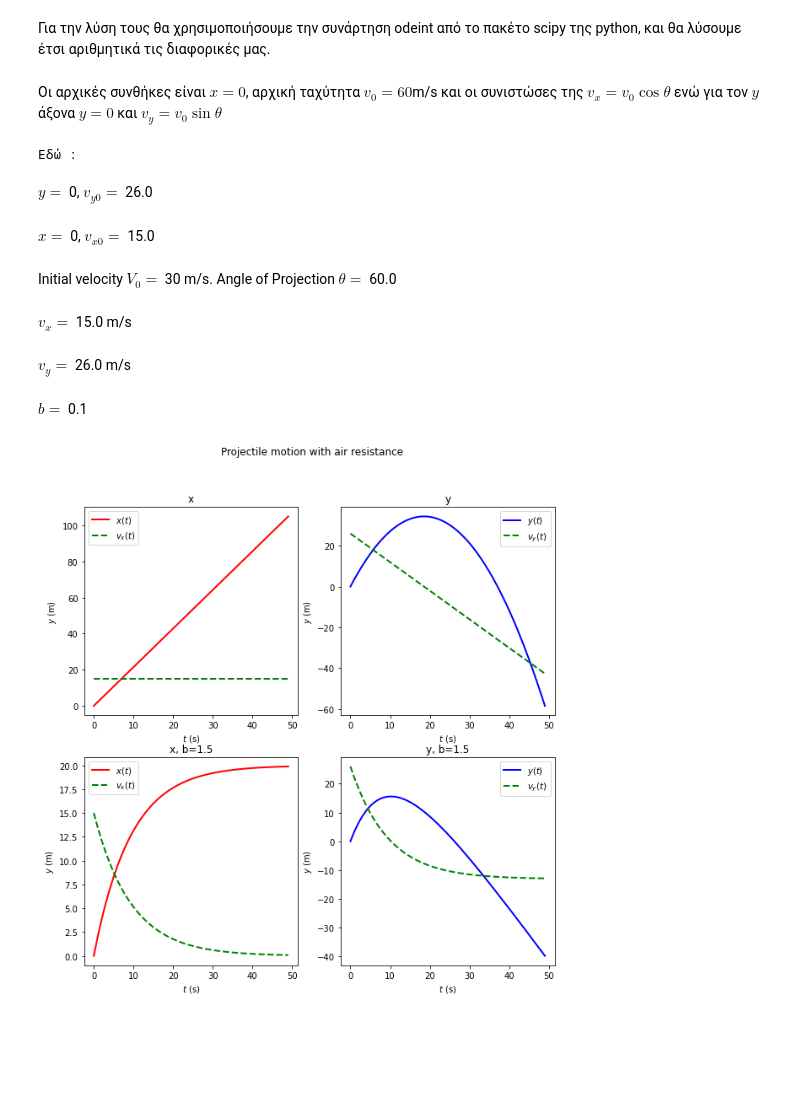
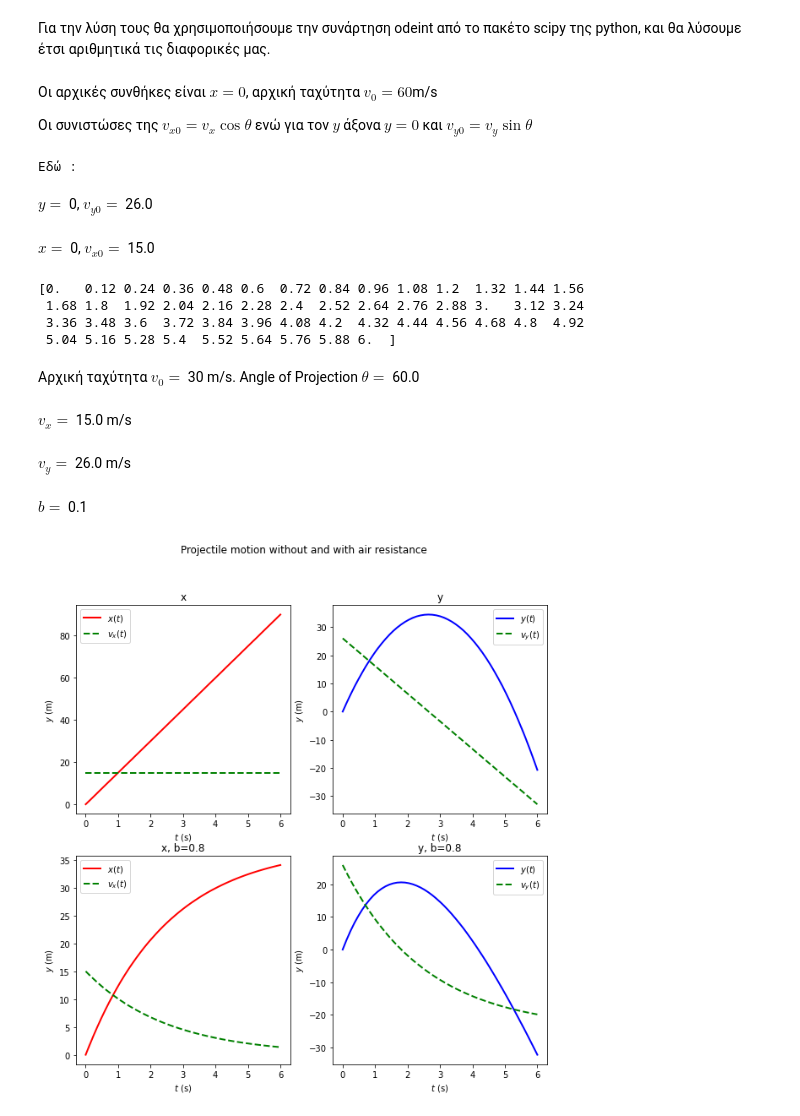
Before and after one commit to gpapadem/jupyterNotebooks, a Jupyter notebook: ODEProjectile.ipynb, the cells around one changed output. Cells and saved outputs as stored; diff of their text form; code cells hidden in the pictures; blank space fills up the shorter version.

```diff
--- a/ODEProjectile.ipynb
+++ b/ODEProjectile.ipynb
@@ -24,11 +24,11 @@ from IPython.display import Latex
 m = 2               # kg
 g = 9.81            # m/s^2
 v0 = 30             # m/s
-theta = math.pi/3   # rad
+theta = np.pi/3     # rad
 
 # initial conditions
-vy0 = v0*math.sin(theta)
-vx0 = v0*math.cos(theta)
+vy0 = v0*np.sin(theta)
+vx0 = v0*np.cos(theta)
 y0 = 0
 x0 = 0
 # %%
@@ -44,6 +45,8 @@ def dy(y, t, b) :
     return [y[1], (-b/m)*y[1] - g]
 # %% [markdown]
-Οι αρχικές συνθήκες είναι $x=0$, αρχική ταχύτητα $v_0=60$m/s και οι συνιστώσες της $v_x=v_0\cos\theta$ ενώ για τον $y$ άξονα $y=0$  και $v_y=v_0\sin\theta$
+Οι αρχικές συνθήκες είναι $x=0$, αρχική ταχύτητα $v_0=60$m/s
+
+Οι συνιστώσες της $v_{x0}=v_x\cos\theta$ ενώ για τον $y$ άξονα $y=0$  και $v_{y0}=v_y\sin\theta$
 # %%
 # time points
 dy0 = [y0, vy0]
@@ -55,17 +58,25 @@ display(Latex('$x = $ {0}, $v_{{x0}} = $ {1:.1f}'.format(dx0[0], dx0[1])))
 Εδώ :
 $y = $ 0, $v_{y0} = $ 26.0
 $x = $ 0, $v_{x0} = $ 15.0
+# %%
+# solve ODEs for varius constants b
+t = np.linspace(0,6,51)
+print(t)
+# %% [output]
+[0.   0.12 0.24 0.36 0.48 0.6  0.72 0.84 0.96 1.08 1.2  1.32 1.44 1.56
+ 1.68 1.8  1.92 2.04 2.16 2.28 2.4  2.52 2.64 2.76 2.88 3.   3.12 3.24
+ 3.36 3.48 3.6  3.72 3.84 3.96 4.08 4.2  4.32 4.44 4.56 4.68 4.8  4.92
+ 5.04 5.16 5.28 5.4  5.52 5.64 5.76 5.88 6.  ]
 # %%
-# solve ODEs for varius constants b
-t = np.linspace(0,7)
-#near perfect trajectory
-b = 0.0001
+#perfect trajectory
+b = 0.0
 ys1 = odeint(dy, dy0, t, args=(b,))
 xs1 = odeint(dx, dx0, t, args=(b,))
 x1 = xs1[:,0]
 vx1 = xs1[:,1]
 y1 = ys1[:,0]
 vy1 = ys1[:,1]
+# varius b constants
 b2 = 0.1
 ys2 = odeint(dy, dy0, t, args=(b2,))
 xs2 = odeint(dx, dx0, t, args=(b2,))
@@ -73,7 +84,7 @@ x2 = xs2[:,0]
 vx2 = xs2[:,1]
 y2 = ys2[:,0]
 vy1 = ys1[:,1]
-b3 = 1.5
+b3 = 0.3
 ys3 = odeint(dy, dy0, t, args=(b3,))
 xs3 = odeint(dx, dx0, t, args=(b3,))
 x3 = xs3[:,0]
@@ -88,50 +99,56 @@ vx4 = xs4[:,1]
 y4 = ys4[:,0]
 vy4 = ys4[:,1]
 # %%
-display(Latex('Initial velocity $V_0 =$ {0} m/s. Angle of Projection $\\theta =$ {1:.1f}'.format(v0, math.degrees(theta))))
+display(Latex('Αρχική ταχύτητα $v_0 =$ {0} m/s. Angle of Projection $\\theta =$ {1:.1f}'.format(v0, math.degrees(theta))))
 display(Latex('$v_x =$ {:.1f} m/s'.format(vx0)))
 display(Latex('$v_y =$ {:.1f} m/s'.format(vy0)))
 Latex('$b =$ {0}'.format(b2))
 # %% [output]
-Initial velocity $V_0 =$ 30 m/s. Angle of Projection $\theta =$ 60.0
+Αρχική ταχύτητα $v_0 =$ 30 m/s. Angle of Projection $\theta =$ 60.0
 $v_x =$ 15.0 m/s
 $v_y =$ 26.0 m/s
 $b =$ 0.1
 # %%
 # plot results
 plt.rcParams["figure.figsize"] = (10,10)
-#plt.ylim(0,20)
-# Creates two subplots and unpacks the output array immediately
+#plt.ylim(0,40)
+#plt.xlim(0,8)
+
+# Creates four subplots and unpacks the output array immediately
 f, ax = plt.subplots(2, 2) #, sharey=True
 #f.title('Πλάγια βολή με αντίσταση αέρα $F=-bv$')
-ax[0,0].plot(x1,'r',linewidth=2,label='$x(t)$')
-ax[0,0].plot(vx1,'g--', linewidth=2,label='$v_x(t)$')
+#ax[0,0] = plt.axes(xlim=(0, 8), ylim=(0, 40))
+ax[0,0].plot(t, x1, 'r',linewidth=2,label='$x(t)$')
+ax[0,0].plot(t, vx1, 'g--', linewidth=2,label='$v_x(t)$')
 ax[0,0].set(xlabel="$t$ (s)", ylabel="$x$ (m)")
 ax[0,0].set(xlabel="$t$ (s)", ylabel="$y$ (m)")
 ax[0,0].set_title('x')
 ax[0,0].legend()
-ax[0,1].plot(y1,'b',linewidth=2,label='$y(t)$')
-ax[0,1].plot(vy1, 'g--', linewidth=2,label='$v_y(t)$')
+#ax[0,1] = plt.axes(xlim=(0, 8), ylim=(0, 40))
+ax[0,1].plot(t, y1,'b',linewidth=2,label='$y(t)$')
+ax[0,1].plot(t, vy1, 'g--', linewidth=2,label='$v_y(t)$')
 ax[0,1].set(xlabel="$t$ (s)", ylabel="$x$ (m)")
 ax[0,1].set(xlabel="$t$ (s)", ylabel="$y$ (m)")
 ax[0,1].set_title('y')
 ax[0,1].legend()
-ax[1,0].plot(x3,'r',linewidth=2,label='$x(t)$')
-ax[1,0].plot(vx3,'g--', linewidth=2,label='$v_x(t)$')
+ax[1,0].plot(t, x4,'r',linewidth=2,label='$x(t)$')
+ax[1,0].plot(t, vx4,'g--', linewidth=2,label='$v_x(t)$')
 ax[1,0].set(xlabel="$t$ (s)", ylabel="$x$ (m)")
 ax[1,0].set(xlabel="$t$ (s)", ylabel="$y$ (m)")
-ax[1,0].set_title('x, b=1.5')
+#ax[1,0] = plt.axes(xlim=(0, 8), ylim=(0, 40))
+ax[1,0].set_title('x, b=0.8')
 ax[1,0].legend()
-ax[1,1].plot(y3,'b',linewidth=2,label='$y(t)$')
-ax[1,1].plot(vy3, 'g--', linewidth=2,label='$v_y(t)$')
+ax[1,1].plot(t, y4,'b',linewidth=2,label='$y(t)$')
+ax[1,1].plot(t, vy4, 'g--', linewidth=2,label='$v_y(t)$')
 ax[1,1].set(xlabel="$t$ (s)", ylabel="$x$ (m)")
 ax[1,1].set(xlabel="$t$ (s)", ylabel="$y$ (m)")
-ax[1,1].set_title('y, b=1.5')
+#ax[1,1] = plt.axes(xlim=(0, 8), ylim=(0, 40))
+ax[1,1].set_title('y, b=0.8')
 ax[1,1].legend()
-plt.suptitle("Projectile motion with air resistance")
+plt.suptitle("Projectile motion without and with air resistance")
 #plt.savefig('projectile.png')
 plt.show()
 # %% [output]
-[figure, old version]
+[figure, new version]
 # %%
 # plot results
```
Also changed, not shown: parts of 9 cells of this notebook.
